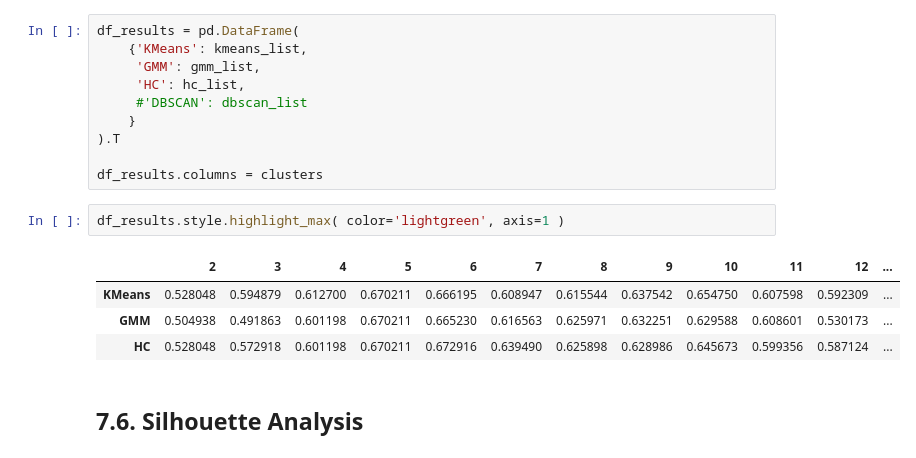
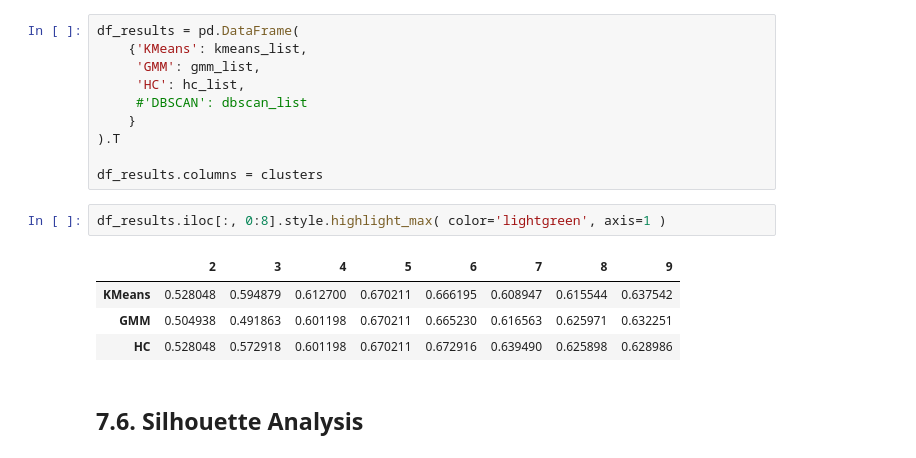
Before and after one commit to kaotcs/p005-allinoneplace, a Jupyter notebook: notebooks/005_C09_all_in_on_place.ipynb, the cells around one changed output. Saved outputs shown, nothing was run; the diff lists cells and outputs as text.

```diff
--- a/notebooks/005_C09_all_in_on_place.ipynb
+++ b/notebooks/005_C09_all_in_on_place.ipynb
@@ -1451,12 +1449,12 @@ df_results = pd.DataFrame(
 
 df_results.columns = clusters
 # %%
-df_results.style.highlight_max( color='lightgreen', axis=1 )
+df_results.iloc[:, 0:8].style.highlight_max( color='lightgreen', axis=1 )
 # %% [output]
-|  | 2 | 3 | 4 | 5 | 6 | 7 | 8 | 9 | 10 | 11 | 12 | ... |
-| KMeans | 0.528048 | 0.594879 | 0.612700 | 0.670211 | 0.666195 | 0.608947 | 0.615544 | 0.637542 | 0.654750 | 0.607598 | 0.592309 | ... |
-| GMM | 0.504938 | 0.491863 | 0.601198 | 0.670211 | 0.665230 | 0.616563 | 0.625971 | 0.632251 | 0.629588 | 0.608601 | 0.530173 | ... |
-| HC | 0.528048 | 0.572918 | 0.601198 | 0.670211 | 0.672916 | 0.639490 | 0.625898 | 0.628986 | 0.645673 | 0.599356 | 0.587124 | ... |
+|  | 2 | 3 | 4 | 5 | 6 | 7 | 8 | 9 |
+| KMeans | 0.528048 | 0.594879 | 0.612700 | 0.670211 | 0.666195 | 0.608947 | 0.615544 | 0.637542 |
+| GMM | 0.504938 | 0.491863 | 0.601198 | 0.670211 | 0.665230 | 0.616563 | 0.625971 | 0.632251 |
+| HC | 0.528048 | 0.572918 | 0.601198 | 0.670211 | 0.672916 | 0.639490 | 0.625898 | 0.628986 |
 # %% [markdown]
 ## 7.6. Silhouette Analysis
 # %%
```
Also changed, not shown: parts of 6 cells of this notebook.
